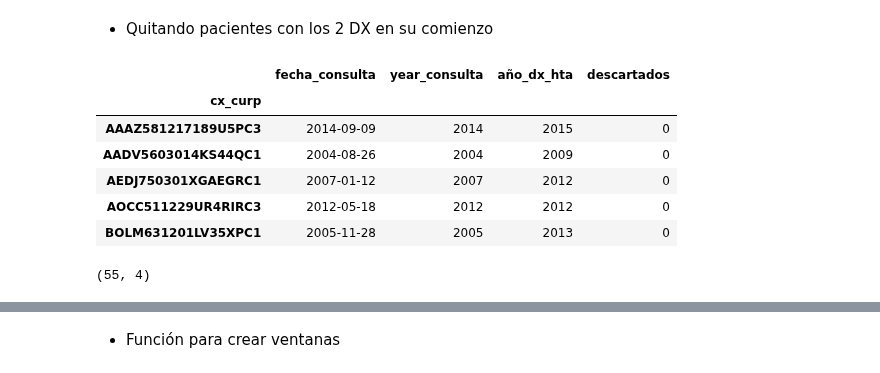
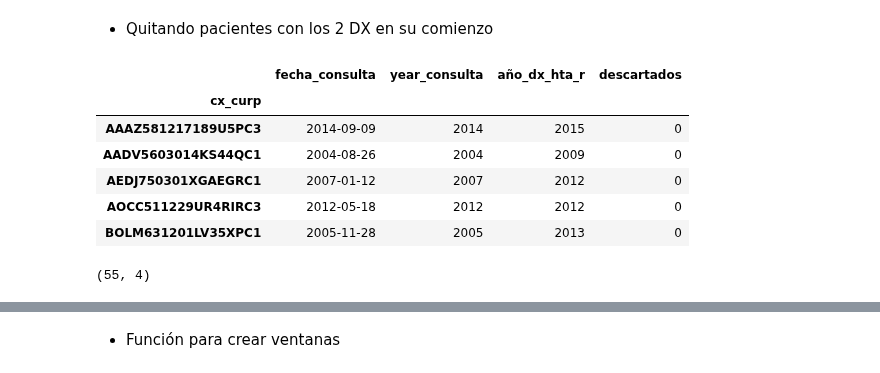
Before and after one commit to AideJGC/ProyectoDIABETIA_Estancia, a Jupyter notebook: notebooks/Feature_Engineering.ipynb, the cells around one changed output, grey strips where cells are left out. Cells and saved outputs as stored; diff of their text form; code cells hidden in the pictures.

```diff
--- a/notebooks/Feature_Engineering.ipynb
+++ b/notebooks/Feature_Engineering.ipynb
@@ -74,4 +74,4 @@ df = proc.cod_medicamento(df)
 # %% [markdown]
 - Número de medicamentos
 # %%
-df = num_medicamentos(df)
+df = proc.num_medicamentos(df)
@@ -99,3 +87,5 @@ df.shape
+# %%
+df['bezafibrato'] = np.where(df['cod_med'].str.contains('10000065500'),1,0)
 # %% [markdown]
 - Rango de edad
 # %%
@@ -140,0 +129,3 @@ df_time.head(5)
+# %%
+df_time['year_consulta'] = df_time['fecha_consulta'].dt.year
+df_time.head(5)
@@ -141,8 +140,7 @@ df_time.head(5)
 # %%
-# Ajustar dx hipertensión porque no esta
-df_hta = df[~pd.isna(df['medecine_code'])].groupby('cx_curp')['fecha_consulta'].min()
+df_hta = df[~pd.isna(df['fecha_hta_nvo'])].groupby('cx_curp')['fecha_consulta'].min()
 df_hta = pd.DataFrame(df_hta)
-df_hta['año_dx_hta'] = pd.to_datetime(df_hta['fecha_consulta'],\
+df_hta['año_dx_hta_r'] = pd.to_datetime(df_hta['fecha_consulta'],\
                                             format='%y-%m-%d %H:%M:%S').dt.strftime('%Y')
 df_hta = df_hta.sort_values('cx_curp')
 print(df_hta.shape)
@@ -178,10 +178,10 @@ print(df_time_hta.shape)
 # %%
-df_time_hta["descartados"] = np.where((df_time_hta["year_consulta"]==df_time_hta["año_dx_hta"]),1,0)
+df_time_hta["descartados"] = np.where((df_time_hta["year_consulta"]==df_time_hta["año_dx_hta_r"]),1,0)
 df_time_hta = df_time_hta[df_time_hta["descartados"]==0]
 display(df_time_hta.head(5))
 print(df_time_hta.shape)
 # %% [output]
-|  | fecha_consulta | year_consulta | año_dx_hta | descartados |
+|  | fecha_consulta | year_consulta | año_dx_hta_r | descartados |
 | cx_curp |  |  |  |  |
 | AAAZ581217189U5PC3 | 2014-09-09 | 2014 | 2015 | 0 |
 | AADV5603014KS44QC1 | 2004-08-26 | 2004 | 2009 | 0 |
```
Also changed, not shown: parts of 22 cells of this notebook.
